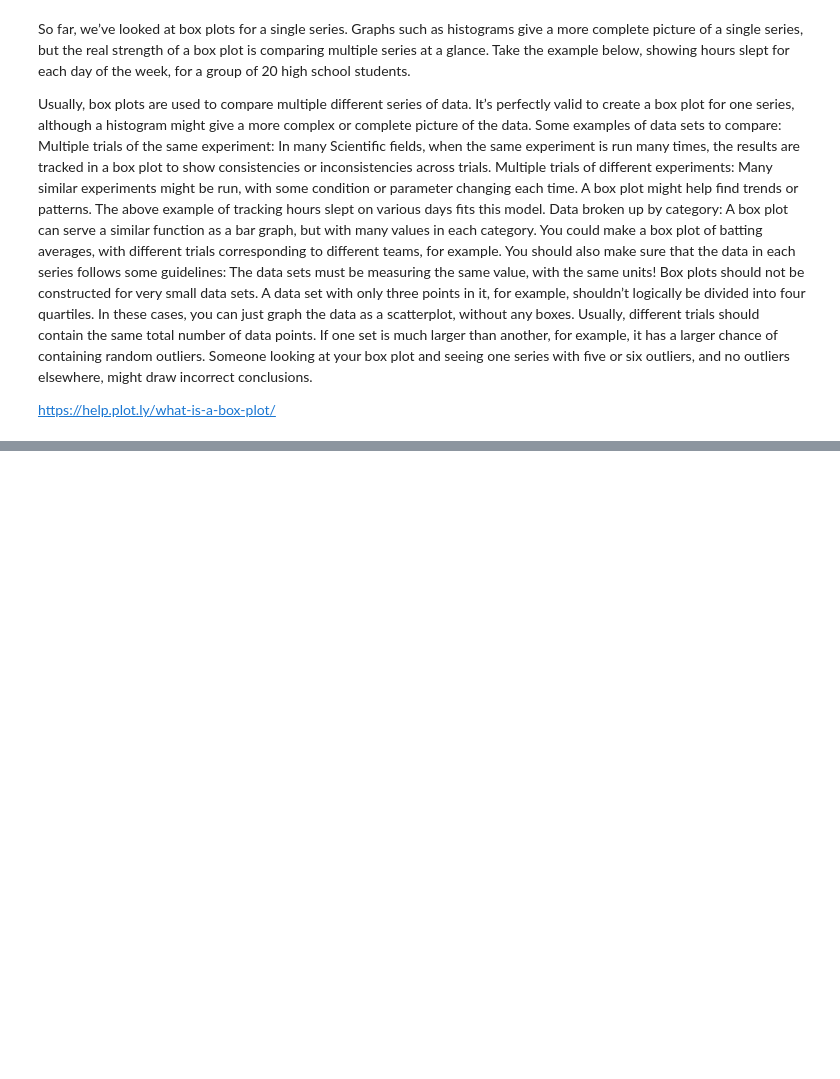
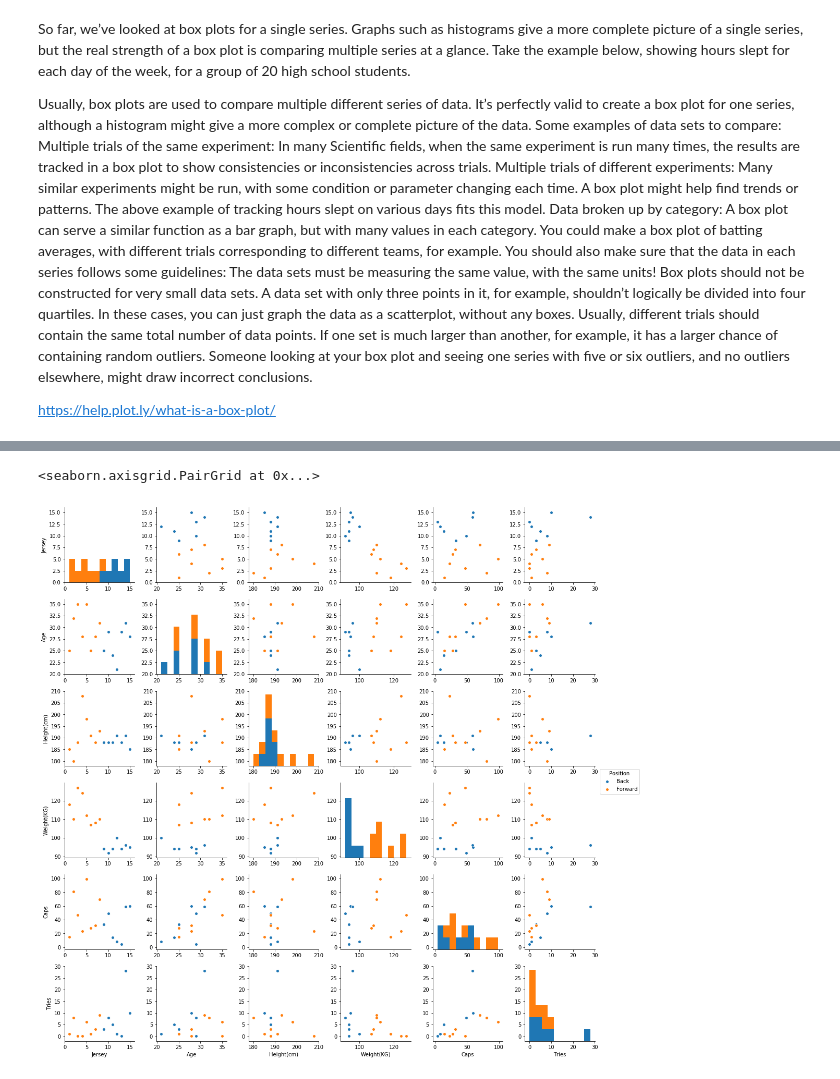
Before and after one commit to JohnONeillGMIT/BoxPlot, a Jupyter notebook: Boxplot Project.ipynb, the cells around one changed output, grey strips where cells are left out. Drawn from its saved outputs; the diff is of its cells as text; code cells hidden in the pictures; blank space fills up the shorter version.

```diff
--- a/Boxplot Project.ipynb
+++ b/Boxplot Project.ipynb
@@ -169,0 +203,5 @@ https://help.plot.ly/what-is-a-box-plot/
+# %%
+sns.pairplot(df, hue="Position")
+# %% [output]
+<seaborn.axisgrid.PairGrid at 0x...>
+[figure, added]
```
Also changed, not shown: parts of 3 cells of this notebook.
